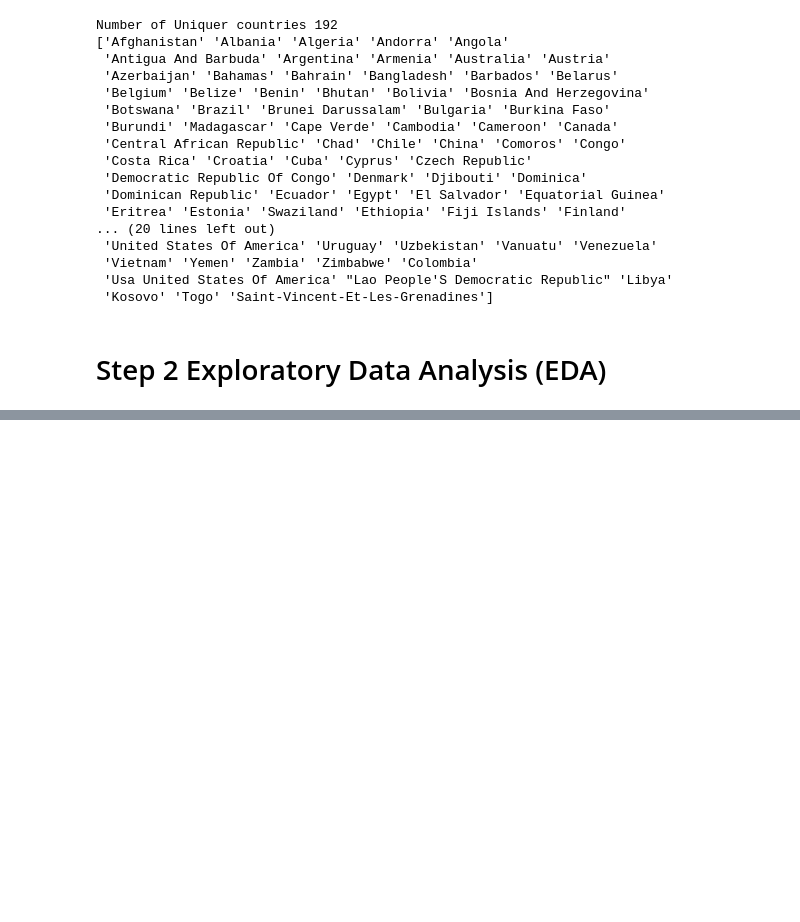
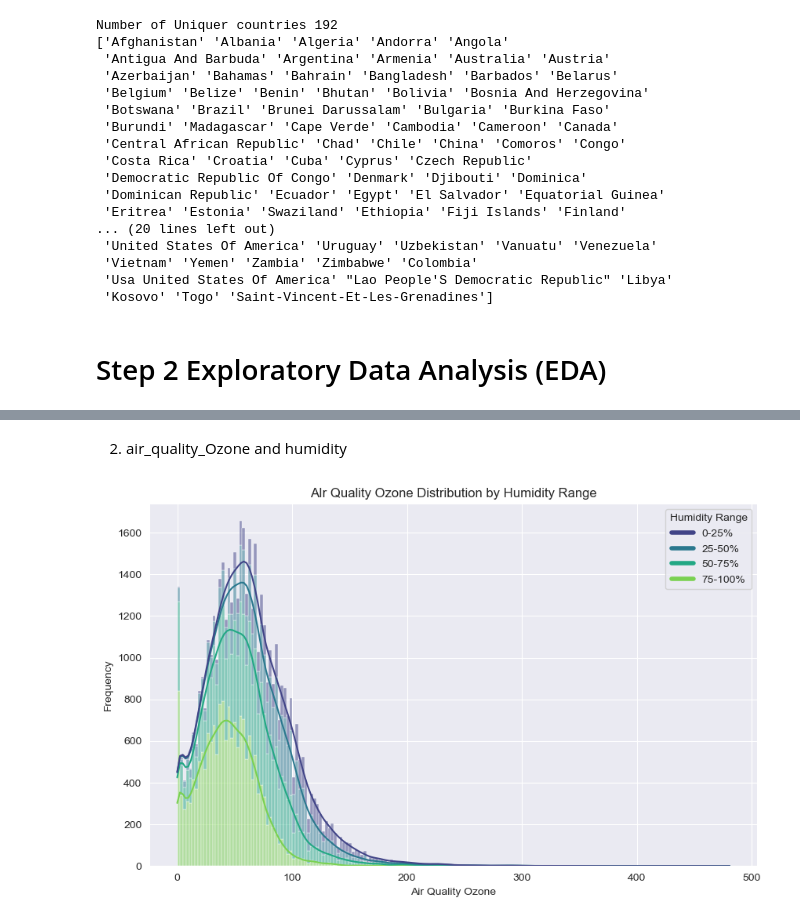
Before and after one commit to keiakihito/Assessment-Data-Science, a Jupyter notebook: src/base.ipynb, the cells around one changed output, grey strips where cells are left out. Cells and saved outputs as stored; diff of their text form; code cells hidden in the pictures; blank space fills up the shorter version.

```diff
--- a/src/base.ipynb
+++ b/src/base.ipynb
@@ -218,0 +366,39 @@ Number of Uniquer countries 192
+# %% [markdown]
+2. air_quality_Ozone and humidity
+# %%
+# Define ins and lables for humidity
+bins = [0, 25, 50, 75, 100]
+labels = ['0-25%', '25-50%', '50-75%', '75-100%']
+data['humidity_bins'] = pd.cut(data['humidity'], bins=bins, labels=labels)
+
+# Define the colos for the bins
+palette = sns.color_palette('viridis', len(labels))
+
+# Plot histogram without automatic legend
+plt.figure(figsize=(10, 6))
+sns.histplot(data=data, x='air_quality_Ozone', hue='humidity_bins', hue_order=labels, multiple='stack', kde=True, palette=palette)
+
+# Add a manual legend
+custom_legend = [plt.Line2D([0],[0], color=color, lw=4) for color in palette]
+plt.legend(custom_legend, labels, title='Humidity Range')
+
+# Add title and axis labels
+plt.title('AIr Quality Ozone Distribution by Humidity Range')
+plt.xlabel('Air Quality Ozone')
+plt.ylabel('Frequency')
+plt.show()
+
+'''
+Observation
+1. At Lower ozone Level(<100):
+- The frequencies across humidity rangesa are closer together.
+- This suggested that lowe ozone levels occur consistely across all humidity ranges.
+- Lower ozone levels are more evenly distributed across all humidity ranges.
+2. At Higher ozone Level(>100):
+- the frequencies show greater varizaion across humidity ranges
+- (75%-100%) has noticebly lower frequencies.
+- (0-50%) are more dominant at higher ozone levels.
+- Higher ozone concentrations tend to occur in low-humidity environments,
+'''
+# %% [output]
+[figure, added]
```
Also changed, not shown: parts of 23 cells of this notebook, 1 other file.
